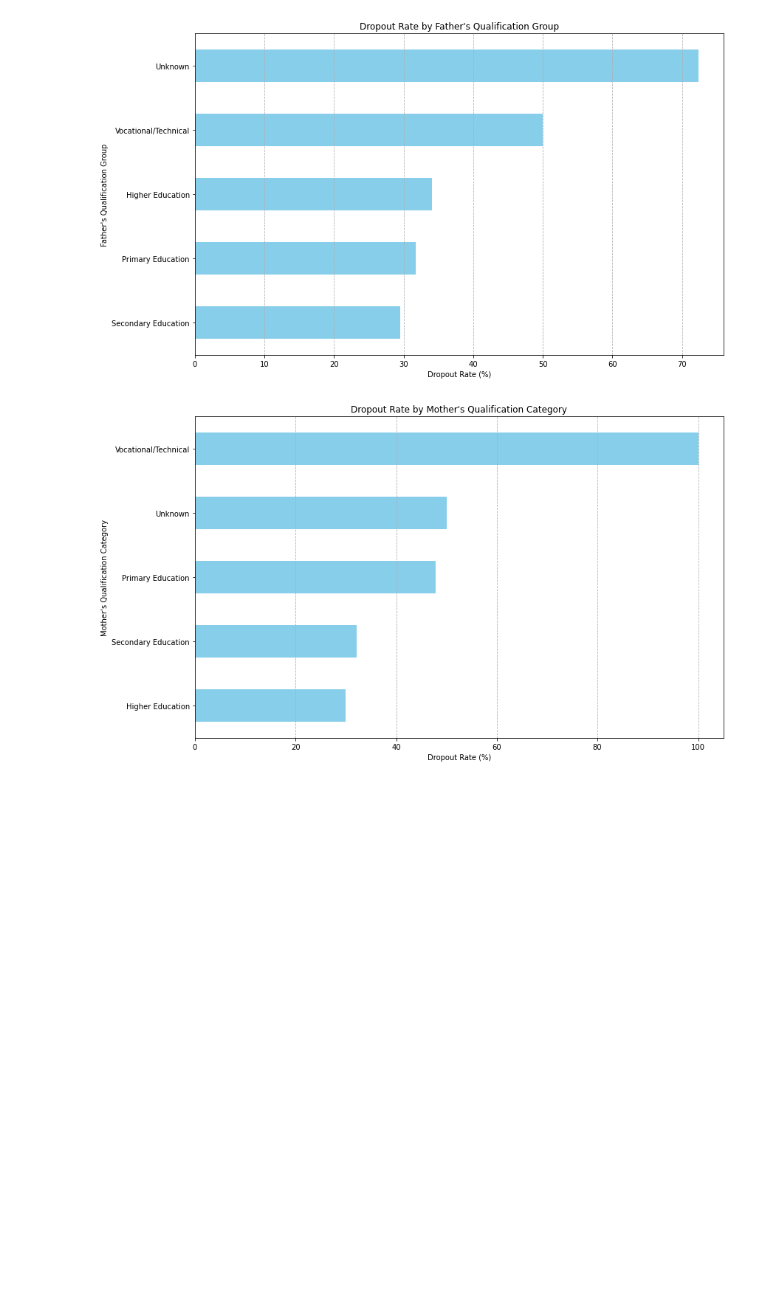
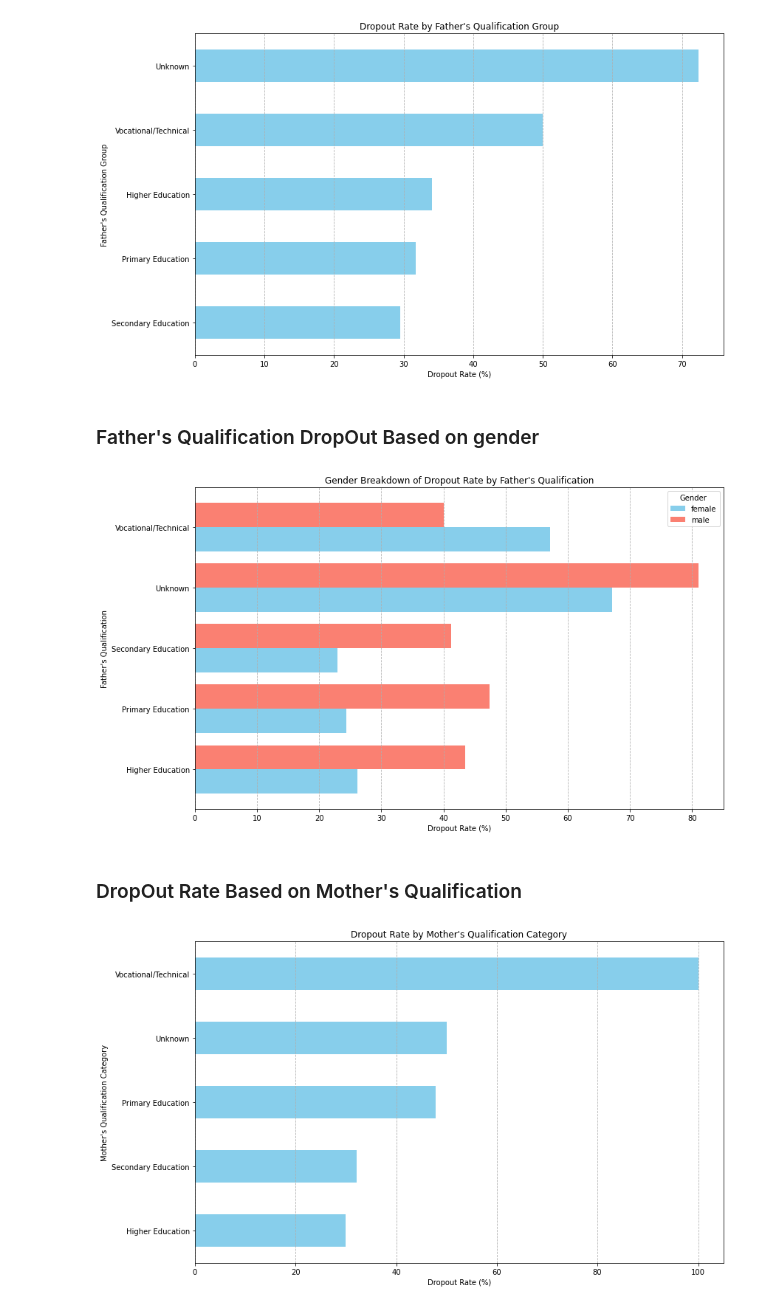
Before and after one commit to KANUBALAD/ML-Fairness-in-School-DropOut-, a Jupyter notebook: Notebooks/EDA of School Dropout Dataset.ipynb, the cells around one changed output. Saved outputs shown, nothing was run; the diff lists cells and outputs as text; code cells hidden in the pictures; blank space fills up the shorter version.

```diff
--- a/Notebooks/EDA of School Dropout Dataset.ipynb
+++ b/Notebooks/EDA of School Dropout Dataset.ipynb
@@ -470,4 +452,25 @@ plt.tight_layout()
 plt.show()
 # %% [output]
 [figure]
+# %% [markdown]
+### Father's Qualification DropOut Based on gender
+# %%
+dropout_counts_gender_father = df_school[df_school['Target'] == 'Dropout'].groupby(["FatherQual", "Gender"])['Target'].count()
+total_counts_gender_father = df_school.groupby(["FatherQual", "Gender"])['Target'].count()
+dropout_rates_gender_father = (dropout_counts_gender_father / total_counts_gender_father) * 100
+dropout_rates_gender_father = dropout_rates_gender_father.reset_index()
+dropout_rates_gender_father_pivot = dropout_rates_gender_father.pivot(index="FatherQual", columns="Gender", values="Target")
+
+dropout_rates_gender_father_pivot.plot(kind='barh', color=['skyblue', 'salmon'], width=0.8, figsize=(12, 7))
+plt.xlabel('Dropout Rate (%)')
+plt.ylabel("Father's Qualification")
+plt.title("Gender Breakdown of Dropout Rate by Father's Qualification")
+plt.legend(title='Gender')
+plt.grid(axis='x', linestyle='--')
+plt.tight_layout()
+plt.show();
+# %% [output]
+[figure, added]
+# %% [markdown]
+### DropOut Rate Based on Mother's Qualification
 # %%
```
Also changed, not shown: parts of 48 cells of this notebook.
